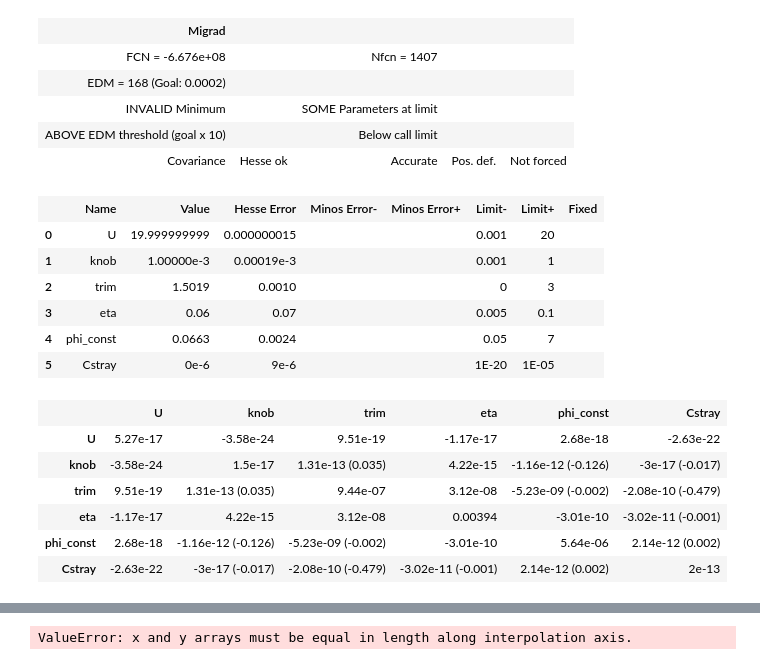
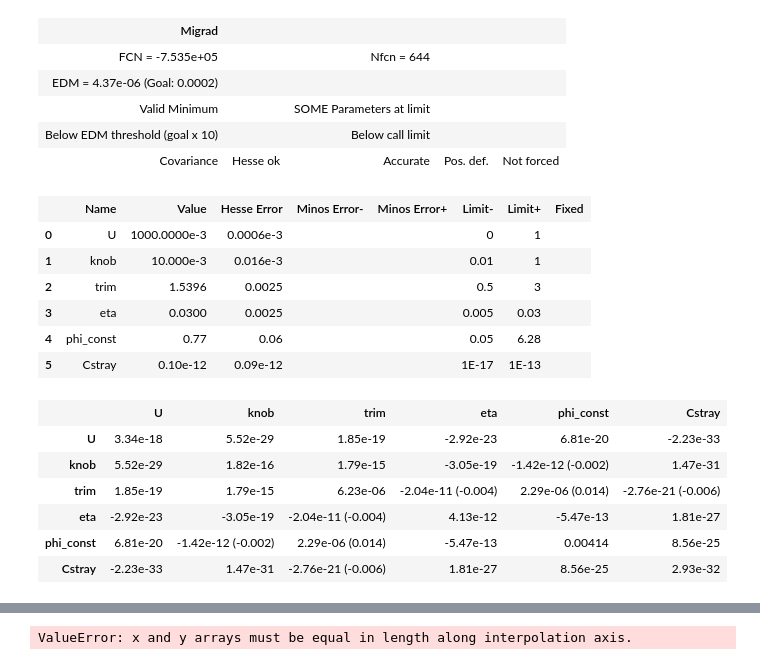
Before and after one commit to uva-spin/ANN-NMR, a Jupyter notebook: Q-Meter_Minuit_Fitting/Minuit Fitting.ipynb, the cells around one changed output, grey strips where cells are left out. Saved outputs shown, nothing was run; the diff lists cells and outputs as text; code cells hidden in the pictures.

```diff
--- a/Q-Meter_Minuit_Fitting/Minuit Fitting.ipynb
+++ b/Q-Meter_Minuit_Fitting/Minuit Fitting.ipynb
@@ -320,6 +320,19 @@ lineshape_values = df['fitsub'].apply(literal_eval)
 
 f = np.array(f_values[1])
 V = np.array(baseline_values[1])
-plt.plot(f,V)
+# plt.plot(f,V)
 # V = np.array(lineshape_values[6])
+
+U = 0.1
+knob = 0.1372
+# knob = 0.016
+trim = 1.5
+eta = 0.0104
+phi_const = 6.1319
+Cstray = 10**(-15)
+
+
+baseline = QCurve(f,U,knob,trim,eta,phi_const,Cstray)
+
+plt.plot(f,baseline)
 # %% [output]
@@ -328,13 +342,7 @@ plt.plot(f,V)
 # %%
 def chi_squared(U,knob,trim,eta,phi_const,Cstray):
-    chi_squared = stat.chisquare(QCurve(f,U,knob,trim,eta,phi_const,Cstray),V)
-    # for i in range(len(f)):
-    #     # Calculate the expected value using the baseline function A
-    #     expected = QCurve(f[i],U,knob,trim,eta,phi_const,Cstray)
+    chi_squared = stat.chisquare(QCurve(f,U,knob,trim,eta,phi_const,Cstray),baseline)
+    return abs(chi_squared[0])
 
-    #     # Calculate the residual
-    #     residual = (V[i] - expected)
-    #     # since we don't have the uncertainties you can just consider the squared deviation
-    #     # Accumulate the chi-squared value
-    #     chi_squared += residual**2
-    return chi_squared[0]
+
+print(chi_squared(U,knob,trim,eta,phi_const,Cstray))
@@ -341,37 +351,35 @@ def chi_squared(U,knob,trim,eta,phi_const,Cstray):
 # %%
-fit = Minuit(chi_squared,U = 0.1, knob= .91,trim= 1.5,eta= 0.0104,phi_const= 6.1319,Cstray= 10**(-15))
+fit = Minuit(chi_squared,U = 0.1, knob= 0.1372,trim= 1.5,eta= 0.0104,phi_const= 6.1319,Cstray= 10**(-15))
 
-fit.limits['U'] = (0.001,20)
-fit.limits['knob'] = (.001,1)
-fit.limits['trim'] = (0,3)
-fit.limits['eta'] = (0.005,.1)
-fit.limits['phi_const'] = (.05,7)
-fit.limits['Cstray'] = (10**(-20), 10**(-5))
+fit.limits['U'] = (0,1)
+fit.limits['knob'] = (.01,1)
+fit.limits['trim'] = (.5,3)
+fit.limits['eta'] = (0.005,.03)
+fit.limits['phi_const'] = (.05,2*np.pi)
+fit.limits['Cstray'] = (10**(-17), 10**(-13))
 
 fit.migrad()
-# print(np.array(fit.values))
-# print(np.array(fit.errors))
 fit.hesse()
 # print(np.array(fit.values))
 # print(np.array(fit.errors))
 # %% [output]
 | Migrad |  |  |  |  |
-| FCN = -6.676e+08 |  | Nfcn = 1407 |  |  |
-| EDM = 168 (Goal: 0.0002) |  |  |  |  |
-| INVALID Minimum |  | SOME Parameters at limit |  |  |
-| ABOVE EDM threshold (goal x 10) |  | Below call limit |  |  |
+| FCN = -7.535e+05 |  | Nfcn = 644 |  |  |
+| EDM = 4.37e-06 (Goal: 0.0002) |  |  |  |  |
+| Valid Minimum |  | SOME Parameters at limit |  |  |
+| Below EDM threshold (goal x 10) |  | Below call limit |  |  |
 | Covariance | Hesse ok | Accurate | Pos. def. | Not forced |
 |  | Name | Value | Hesse Error | Minos Error- | Minos Error+ | Limit- | Limit+ | Fixed |
-| 0 | U | 19.999999999 | 0.000000015 |  |  | 0.001 | 20 |  |
-| 1 | knob | 1.00000e-3 | 0.00019e-3 |  |  | 0.001 | 1 |  |
-| 2 | trim | 1.5019 | 0.0010 |  |  | 0 | 3 |  |
-| 3 | eta | 0.06 | 0.07 |  |  | 0.005 | 0.1 |  |
-| 4 | phi_const | 0.0663 | 0.0024 |  |  | 0.05 | 7 |  |
-| 5 | Cstray | 0e-6 | 9e-6 |  |  | 1E-20 | 1E-05 |  |
+| 0 | U | 1000.0000e-3 | 0.0006e-3 |  |  | 0 | 1 |  |
+| 1 | knob | 10.000e-3 | 0.016e-3 |  |  | 0.01 | 1 |  |
+| 2 | trim | 1.5396 | 0.0025 |  |  | 0.5 | 3 |  |
+| 3 | eta | 0.0300 | 0.0025 |  |  | 0.005 | 0.03 |  |
+| 4 | phi_const | 0.77 | 0.06 |  |  | 0.05 | 6.28 |  |
+| 5 | Cstray | 0.10e-12 | 0.09e-12 |  |  | 1E-17 | 1E-13 |  |
 |  | U | knob | trim | eta | phi_const | Cstray |
-| U | 5.27e-17 | -3.58e-24 | 9.51e-19 | -1.17e-17 | 2.68e-18 | -2.63e-22 |
-| knob | -3.58e-24 | 1.5e-17 | 1.31e-13 (0.035) | 4.22e-15 | -1.16e-12 (-0.126) | -3e-17 (-0.017) |
-| trim | 9.51e-19 | 1.31e-13 (0.035) | 9.44e-07 | 3.12e-08 | -5.23e-09 (-0.002) | -2.08e-10 (-0.479) |
-| eta | -1.17e-17 | 4.22e-15 | 3.12e-08 | 0.00394 | -3.01e-10 | -3.02e-11 (-0.001) |
-| phi_const | 2.68e-18 | -1.16e-12 (-0.126) | -5.23e-09 (-0.002) | -3.01e-10 | 5.64e-06 | 2.14e-12 (0.002) |
-| Cstray | -2.63e-22 | -3e-17 (-0.017) | -2.08e-10 (-0.479) | -3.02e-11 (-0.001) | 2.14e-12 (0.002) | 2e-13 |
+| U | 3.34e-18 | 5.52e-29 | 1.85e-19 | -2.92e-23 | 6.81e-20 | -2.23e-33 |
+| knob | 5.52e-29 | 1.82e-16 | 1.79e-15 | -3.05e-19 | -1.42e-12 (-0.002) | 1.47e-31 |
+| trim | 1.85e-19 | 1.79e-15 | 6.23e-06 | -2.04e-11 (-0.004) | 2.29e-06 (0.014) | -2.76e-21 (-0.006) |
+| eta | -2.92e-23 | -3.05e-19 | -2.04e-11 (-0.004) | 4.13e-12 | -5.47e-13 | 1.81e-27 |
+| phi_const | 6.81e-20 | -1.42e-12 (-0.002) | 2.29e-06 (0.014) | -5.47e-13 | 0.00414 | 8.56e-25 |
+| Cstray | -2.23e-33 | 1.47e-31 | -2.76e-21 (-0.006) | 1.81e-27 | 8.56e-25 | 2.93e-32 |
```
Also changed, not shown: parts of 3 cells of this notebook.
